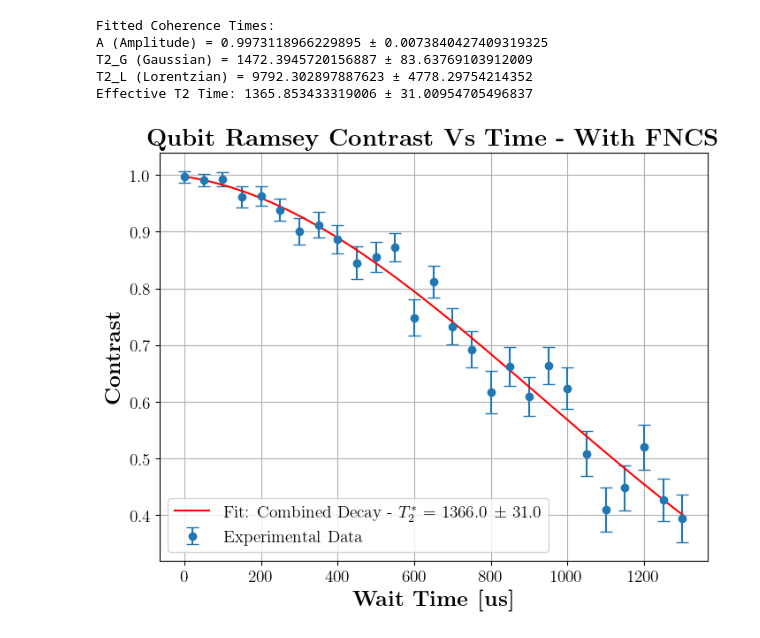
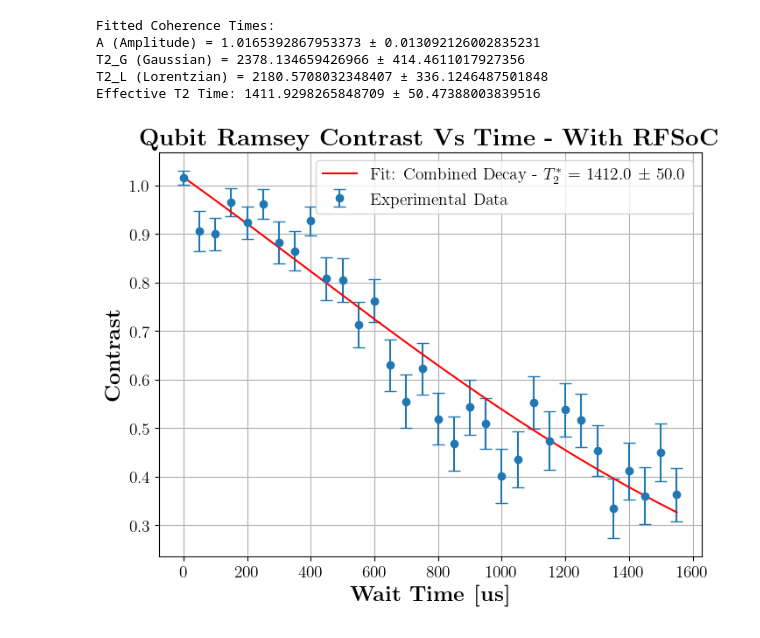
Before and after one commit to GauravTathed/PhD_python_scripts, a Jupyter notebook: Plotting_ramsey_phase_scans/read_and_plot.ipynb, the cells around one changed output. Drawn from its saved outputs; the diff is of its cells as text; code cells hidden in the pictures.

```diff
--- a/Plotting_ramsey_phase_scans/read_and_plot.ipynb
+++ b/Plotting_ramsey_phase_scans/read_and_plot.ipynb
@@ -69,7 +69,9 @@ if __name__ == "__main__":
     # target_date_times = {datetime(2025, 3, 12, 21, 43),datetime(2025, 3, 12, 23, 46),datetime(2025, 3, 13, 6, 49)}
     target_date_times = {datetime(2025, 9, 25, 18, 2)} # new data without FNCS
     target_date_times = {datetime(2025, 9, 25, 18, 57)} # new data with FNCS
-    target_date_times = {datetime(2025, 9, 25, 20, 3), datetime(2025, 9, 26, 7, 36)} # new data with FNCS - fine scan
+    # target_date_times = {datetime(2025, 9, 25, 20, 3), datetime(2025, 9, 26, 7, 36)} # new data with FNCS - fine scan
+    # target_date_times = {datetime(2025, 10, 3, 15, 18)} # RFSoC data 50us steps
+    target_date_times = {datetime(2025, 10, 8, 17, 59),datetime(2025, 10, 8, 17, 44)}
     wait_time_list, raw_file_paths_list, final_params = search_files_by_transitions(directory_path, target_transition, target_date_times)
     m, F, mF = final_params
     print(f"Parameters: m={m}, F={F}, mF={mF}")
@@ -694,7 +764,7 @@ def plot_fit(wait_times, amplitudes, errors, T2_G, T2_L, A, T2_eff, sigma_T2_eff
 
     plt.xlabel(r'$\textbf{Wait Time [us]}$', fontsize=18)
     plt.ylabel(r'$\textbf{Contrast}$', fontsize=18)
-    plt.title(r'$\textbf{Qubit Ramsey Contrast Vs Time - With FNCS}$', fontsize=20)
+    plt.title(r'$\textbf{Qubit Ramsey Contrast Vs Time - With RFSoC}$', fontsize=20)
 
     plt.tick_params(axis='both', which='major', labelsize=14)
 
@@ -702,7 +772,7 @@ def plot_fit(wait_times, amplitudes, errors, T2_G, T2_L, A, T2_eff, sigma_T2_eff
 
     plt.grid()
 
-    plt.savefig('0_2_0_contrast_decay_for_laser_noise_with_FNCS_fine_scan.png', dpi=300, bbox_inches="tight")
+    plt.savefig('0_2_0_contrast_decay_for_laser_noise_with_RFSoC.png', dpi=300, bbox_inches="tight")
     plt.show()
 
 
@@ -758,35 +828,35 @@ def compute_partial_derivatives(T2_G, T2_L, t_eff):
 
 A, T2_G, T2_L, pcov = fit_amplitude_decay(
     np.array(fit_wait_times_list),
     np.array(fit_amplitudes_list),
     np.array(fit_amplitude_errors_list)
 )
 
 if all(param is not None for param in [A, T2_G, T2_L, pcov]):
     sigma_A = np.sqrt(pcov[0, 0])
     sigma_T2_G = np.sqrt(pcov[1, 1])
     sigma_T2_L = np.sqrt(pcov[2, 2])
     cov_T2_G_T2_L = pcov[1, 2]
     print(f"Fitted Coherence Times:")
     print(f"A (Amplitude) = {A} ± {sigma_A}")
     print(f"T2_G (Gaussian) = {T2_G} ± {sigma_T2_G}")
     print(f"T2_L (Lorentzian) = {T2_L} ± {sigma_T2_L}")
     T2_eff = calculate_coherence_time(T2_G, T2_L)
     dt_dT2_G, dt_dT2_L = compute_partial_derivatives(T2_G, T2_L, T2_eff)
     sigma_T2_eff_squared = (
         (dt_dT2_G**2) * sigma_T2_G**2 +
         (dt_dT2_L**2) * sigma_T2_L**2 +
         2 * dt_dT2_G * dt_dT2_L * cov_T2_G_T2_L
     )
     sigma_T2_eff = np.sqrt(sigma_T2_eff_squared)
     print(f"Effective T2 Time: {T2_eff} ± {sigma_T2_eff}")
     plot_fit(fit_wait_times_list, fit_amplitudes_list, fit_amplitude_errors_list, T2_G, T2_L, A, T2_eff, sigma_T2_eff)
 else:
     print("Fit failed or not enough data.")
 # %% [output]
 Fitted Coherence Times:
-A (Amplitude) = 0.9973118966229895 ± 0.0073840427409319325
-T2_G (Gaussian) = 1472.3945720156887 ± 83.63769103912009
-T2_L (Lorentzian) = 9792.302897887623 ± 4778.29754214352
-Effective T2 Time: 1365.853433319006 ± 31.00954705496837
+A (Amplitude) = 1.0165392867953373 ± 0.013092126002835231
+T2_G (Gaussian) = 2378.134659426966 ± 414.4611017927356
+T2_L (Lorentzian) = 2180.5708032348407 ± 336.1246487501848
+Effective T2 Time: 1411.9298265848709 ± 50.47388003839516
-[figure, old version]
+[figure, new version]
```
Also changed, not shown: parts of 5 cells of this notebook, 7 other files.
